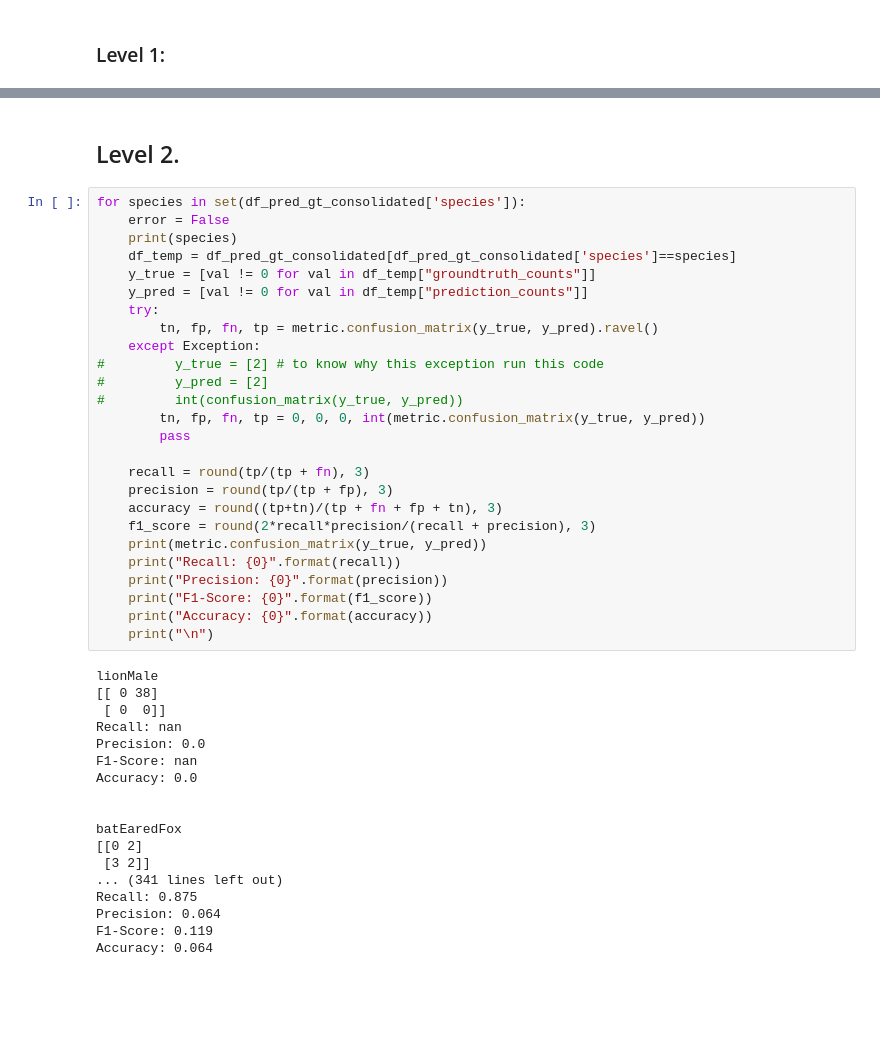
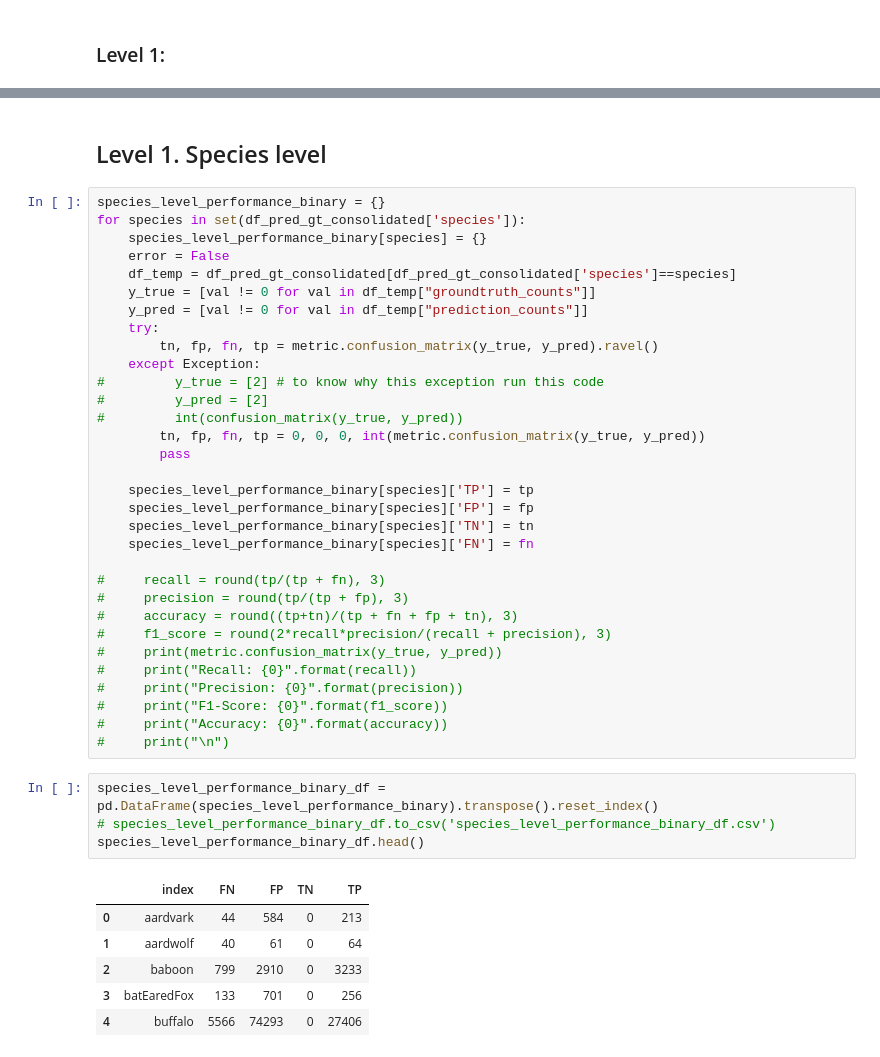
Before and after one commit to Manish-rai21bit/camera-trap-detection, a Jupyter notebook: EDA_and_ModelEvaluation/Evaluations_for_species_detection.ipynb, the cells around one changed output, grey strips where cells are left out. Drawn from its saved outputs; the diff is of its cells as text; blank space fills up the shorter version.

```diff
--- a/EDA_and_ModelEvaluation/Evaluations_for_species_detection.ipynb
+++ b/EDA_and_ModelEvaluation/Evaluations_for_species_detection.ipynb
@@ -176,9 +176,10 @@ Confusion matrix, without normalization
 # %% [markdown]
-## Level 2.
+## Level 1. Species level
 # %%
+species_level_performance_binary = {}
 for species in set(df_pred_gt_consolidated['species']):
+    species_level_performance_binary[species] = {}
     error = False
-    print(species)
     df_temp = df_pred_gt_consolidated[df_pred_gt_consolidated['species']==species]
     y_true = [val != 0 for val in df_temp["groundtruth_counts"]]
     y_pred = [val != 0 for val in df_temp["prediction_counts"]]
@@ -191,31 +192,29 @@ for species in set(df_pred_gt_consolidated['species']):
         tn, fp, fn, tp = 0, 0, 0, int(metric.confusion_matrix(y_true, y_pred))
         pass
 
-    recall = round(tp/(tp + fn), 3)
-    precision = round(tp/(tp + fp), 3)
-    accuracy = round((tp+tn)/(tp + fn + fp + tn), 3)
-    f1_score = round(2*recall*precision/(recall + precision), 3)
-    print(metric.confusion_matrix(y_true, y_pred))
-    print("Recall: {0}".format(recall))
-    print("Precision: {0}".format(precision))
-    print("F1-Score: {0}".format(f1_score))
-    print("Accuracy: {0}".format(accuracy))
-    print("\n")
+    species_level_performance_binary[species]['TP'] = tp
+    species_level_performance_binary[species]['FP'] = fp
+    species_level_performance_binary[species]['TN'] = tn
+    species_level_performance_binary[species]['FN'] = fn
+
+#     recall = round(tp/(tp + fn), 3)
+#     precision = round(tp/(tp + fp), 3)
+#     accuracy = round((tp+tn)/(tp + fn + fp + tn), 3)
+#     f1_score = round(2*recall*precision/(recall + precision), 3)
+#     print(metric.confusion_matrix(y_true, y_pred))
+#     print("Recall: {0}".format(recall))
+#     print("Precision: {0}".format(precision))
+#     print("F1-Score: {0}".format(f1_score))
+#     print("Accuracy: {0}".format(accuracy))
+#     print("\n")
-# %% [output]
-lionMale
-[[ 0 38]
- [ 0  0]]
-Recall: nan
-Precision: 0.0
-F1-Score: nan
-Accuracy: 0.0
-
-
-batEaredFox
-[[0 2]
- [3 2]]
-... (341 lines left out)
-Recall: 0.875
-Precision: 0.064
-F1-Score: 0.119
-Accuracy: 0.064
+# %%
+species_level_performance_binary_df = pd.DataFrame(species_level_performance_binary).transpose().reset_index()
+# species_level_performance_binary_df.to_csv('species_level_performance_binary_df.csv')
+species_level_performance_binary_df.head()
+# %% [output]
+|  | index | FN | FP | TN | TP |
+| 0 | aardvark | 44 | 584 | 0 | 213 |
+| 1 | aardwolf | 40 | 61 | 0 | 64 |
+| 2 | baboon | 799 | 2910 | 0 | 3233 |
+| 3 | batEaredFox | 133 | 701 | 0 | 256 |
+| 4 | buffalo | 5566 | 74293 | 0 | 27406 |
```
Also changed, not shown: parts of 11 cells of this notebook.
